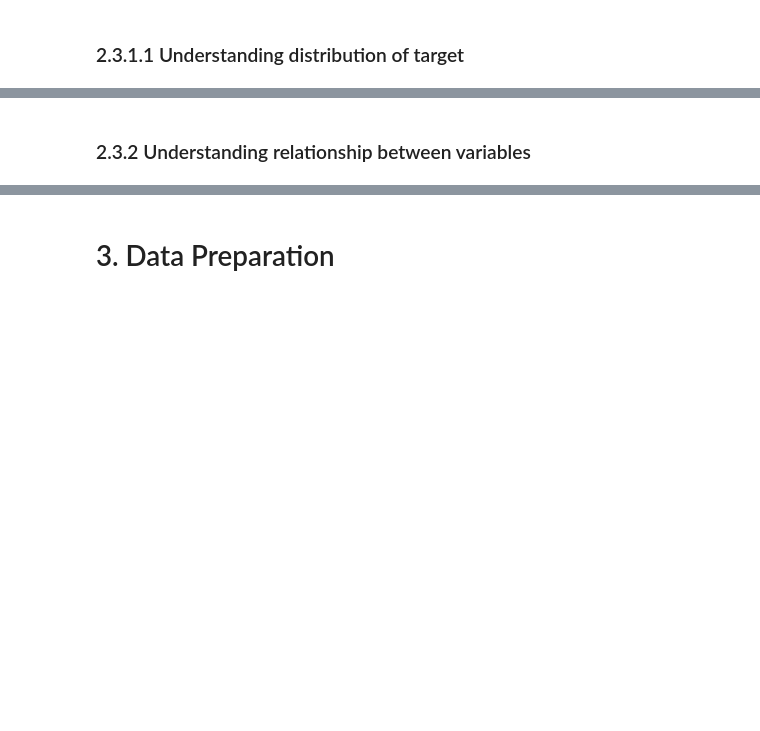
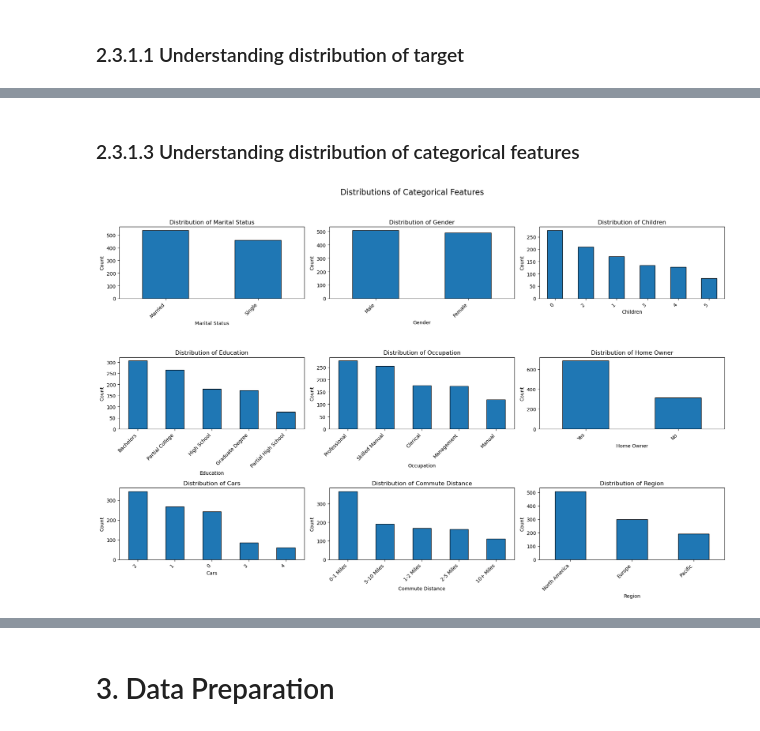
Before and after one commit to JeffSWZ/MLDP-2401685I-Jeff, a Jupyter notebook: MLDP Program Codes Submission Template.ipynb, the cells around one changed output, grey strips where cells are left out. Drawn from its saved outputs; the diff is of its cells as text; code cells hidden in the pictures; blank space fills up the shorter version.

```diff
--- a/MLDP Program Codes Submission Template.ipynb
+++ b/MLDP Program Codes Submission Template.ipynb
@@ -129,2 +324,45 @@ The target variable Purchased Bike is discrete with two possible outcomes (Yes/N
 # %% [markdown]
-### 2.3.2 Understanding relationship between variables
+### 2.3.1.3 Understanding distribution of categorical features
+# %%
+# Define categorical features for analysis
+categorical_features = [
+    "Marital Status",
+    "Gender",
+    "Children",
+    "Education",
+    "Occupation",
+    "Home Owner",
+    "Cars",
+    "Commute Distance",
+    "Region",
+]
+
+# Define no. of rows and columns for subplots
+n_cols = 3
+n_rows = math.ceil(len(categorical_features) / n_cols)
+plt.figure(figsize=(18, 4 * n_rows))
+
+# Plot bar charts for each categorical feature
+for i, col in enumerate(categorical_features, 1):
+    plt.subplot(n_rows, n_cols, i)
+
+    # Plot bar chart
+    df[col].value_counts().plot(kind="bar", edgecolor="black")
+
+    # Set titles and labels
+    plt.title(f"Distribution of {col}")
+    plt.xlabel(col)
+    plt.ylabel("Count")
+    plt.xticks(rotation=45, ha="right")
+
+# Set overall title
+plt.suptitle(
+    "Distributions of Categorical Features",
+    fontsize=16
+)
+
+# Display the plots neatly
+plt.tight_layout(rect=[0, 0, 1, 0.95])
+plt.show()
+# %% [output]
+[figure, added]
```
Also changed, not shown: parts of 31 cells of this notebook, 1 other file.
